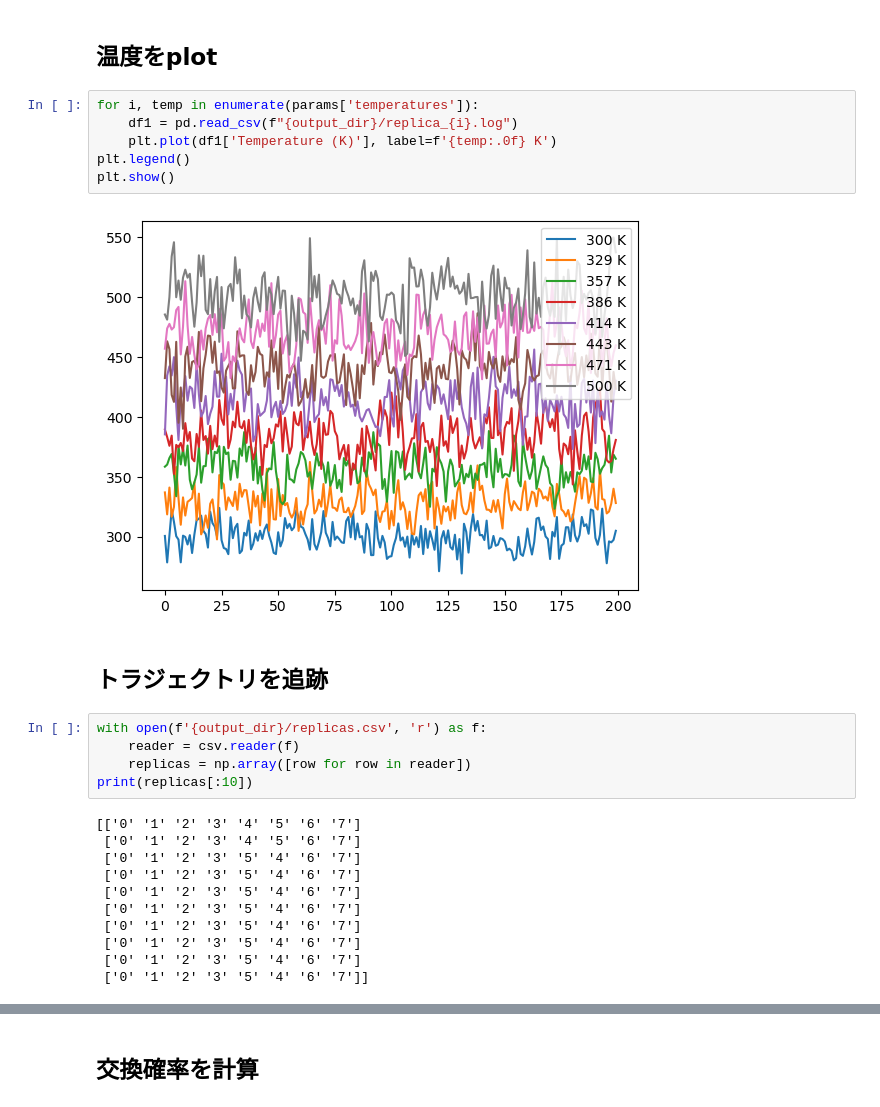
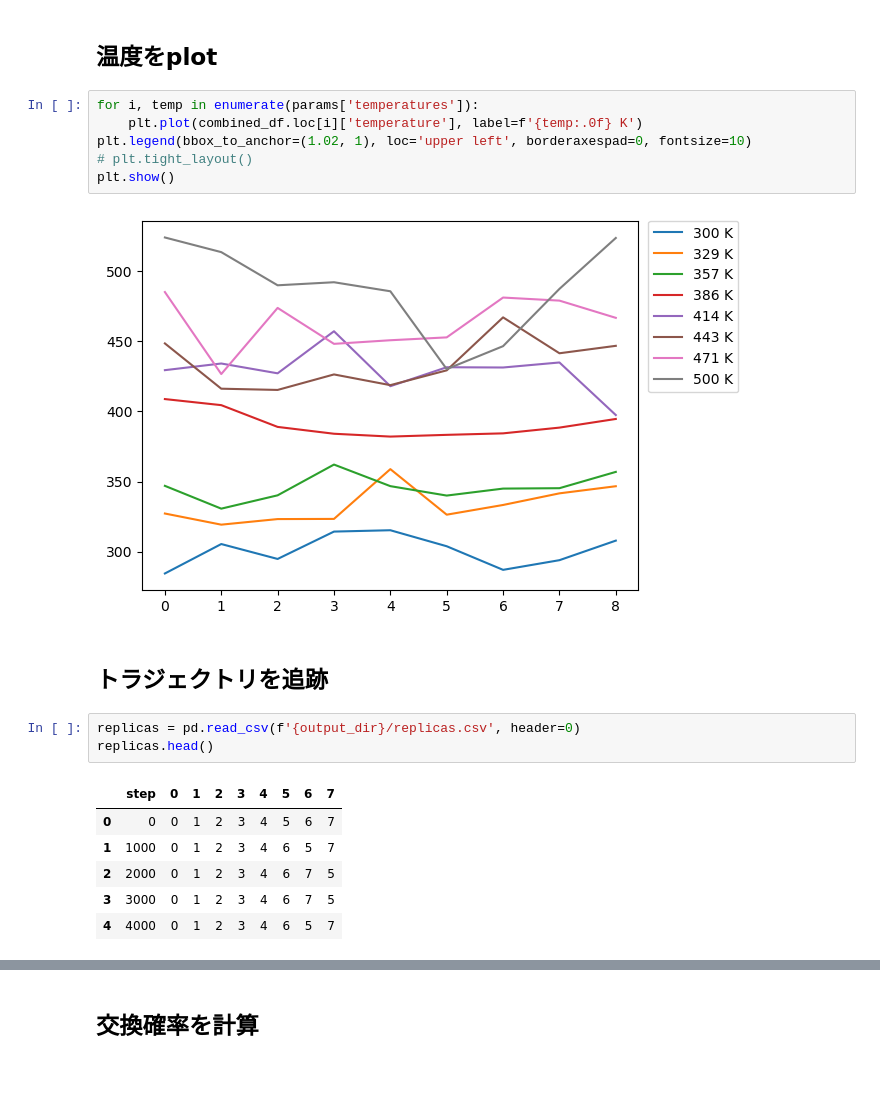
Before and after one commit to Sakura-Book/replica_exchange, a Jupyter notebook: analysis.ipynb, the cells around one changed output, grey strips where cells are left out. Drawn from its saved outputs; the diff is of its cells as text; blank space fills up the shorter version.

```diff
--- a/analysis.ipynb
+++ b/analysis.ipynb
@@ -50,28 +95,22 @@ print(params)
 ## 温度をplot
 # %%
 for i, temp in enumerate(params['temperatures']):
-    df1 = pd.read_csv(f"{output_dir}/replica_{i}.log")
-    plt.plot(df1['Temperature (K)'], label=f'{temp:.0f} K')
-plt.legend()
+    plt.plot(combined_df.loc[i]['temperature'], label=f'{temp:.0f} K')
+plt.legend(bbox_to_anchor=(1.02, 1), loc='upper left', borderaxespad=0, fontsize=10)
+# plt.tight_layout()
 plt.show()
 # %% [output]
-[figure, old version]
+[figure, new version]
 # %% [markdown]
 ## トラジェクトリを追跡
 # %%
-with open(f'{output_dir}/replicas.csv', 'r') as f:
-    reader = csv.reader(f)
-    replicas = np.array([row for row in reader])
-print(replicas[:10])
+replicas = pd.read_csv(f'{output_dir}/replicas.csv', header=0)
+replicas.head()
 # %% [output]
-[['0' '1' '2' '3' '4' '5' '6' '7']
- ['0' '1' '2' '3' '4' '5' '6' '7']
- ['0' '1' '2' '3' '5' '4' '6' '7']
- ['0' '1' '2' '3' '5' '4' '6' '7']
- ['0' '1' '2' '3' '5' '4' '6' '7']
- ['0' '1' '2' '3' '5' '4' '6' '7']
- ['0' '1' '2' '3' '5' '4' '6' '7']
- ['0' '1' '2' '3' '5' '4' '6' '7']
- ['0' '1' '2' '3' '5' '4' '6' '7']
- ['0' '1' '2' '3' '5' '4' '6' '7']]
+|  | step | 0 | 1 | 2 | 3 | 4 | 5 | 6 | 7 |
+| 0 | 0 | 0 | 1 | 2 | 3 | 4 | 5 | 6 | 7 |
+| 1 | 1000 | 0 | 1 | 2 | 3 | 4 | 6 | 5 | 7 |
+| 2 | 2000 | 0 | 1 | 2 | 3 | 4 | 6 | 7 | 5 |
+| 3 | 3000 | 0 | 1 | 2 | 3 | 4 | 6 | 7 | 5 |
+| 4 | 4000 | 0 | 1 | 2 | 3 | 4 | 6 | 5 | 7 |
 # %%
```
Also changed, not shown: parts of 19 cells of this notebook, 3 other files.
